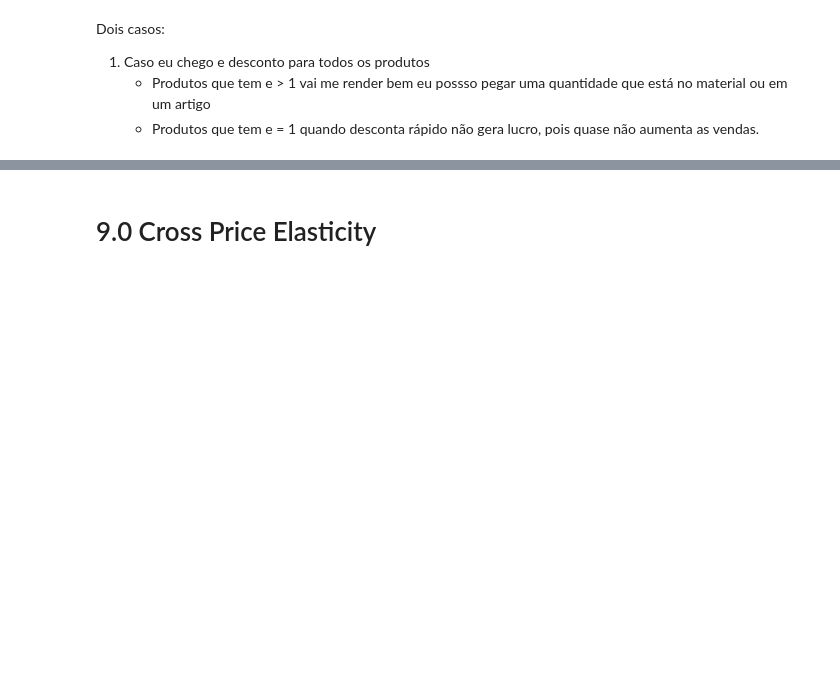
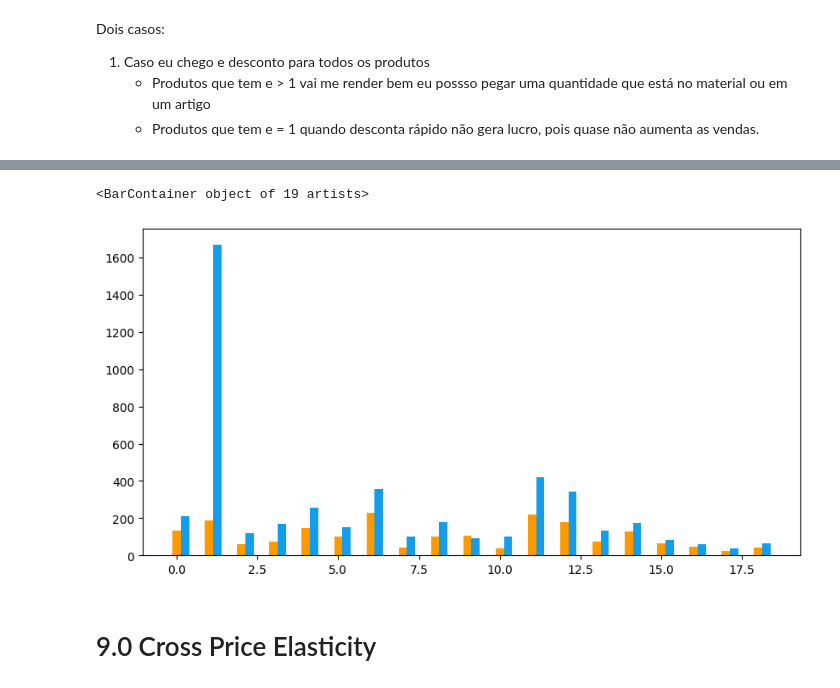
Before and after one commit to antonioorichard/elasticidade_dos_preco, a Jupyter notebook: notebook/pa06-apresentação.ipynb, the cells around one changed output, grey strips where cells are left out. Cells and saved outputs as stored; diff of their text form; code cells hidden in the pictures; blank space fills up the shorter version.

```diff
--- a/notebook/pa06-apresentação.ipynb
+++ b/notebook/pa06-apresentação.ipynb
@@ -1885,3 +1918,22 @@ random_c
+# %%
+# Deinind a largura das barras
+barWidth = 0.255
+
+# Aumentando o Gráfico
+plt.figure( figsize = (10,5))
+
+#Definindo a posição das barras
+r1 = np.arange( len(resultado_experimento_c['name']))
+r2 = [x + barWidth for x in r1]
+
+# Criando as barras
+plt.bar(r1, resultado_experimento_c['antigo_total'], color='#FE9900', width=barWidth, label='antigo_total')
+plt.bar(r2, resultado_experimento_c['novo_total']  , color='#129EEC', width=barWidth, label='novo_total')
+
+# Adicionando os valores na barra
+# %% [output]
+<BarContainer object of 19 artists>
+[figure, added]
 # %%
 resultado_experimento_random.to_csv("/home/win/Documentos/pa06/data/business_performance.csv", index = False)
 # %% [markdown]
```
Also changed, not shown: parts of 6 cells of this notebook, 2 other files.
